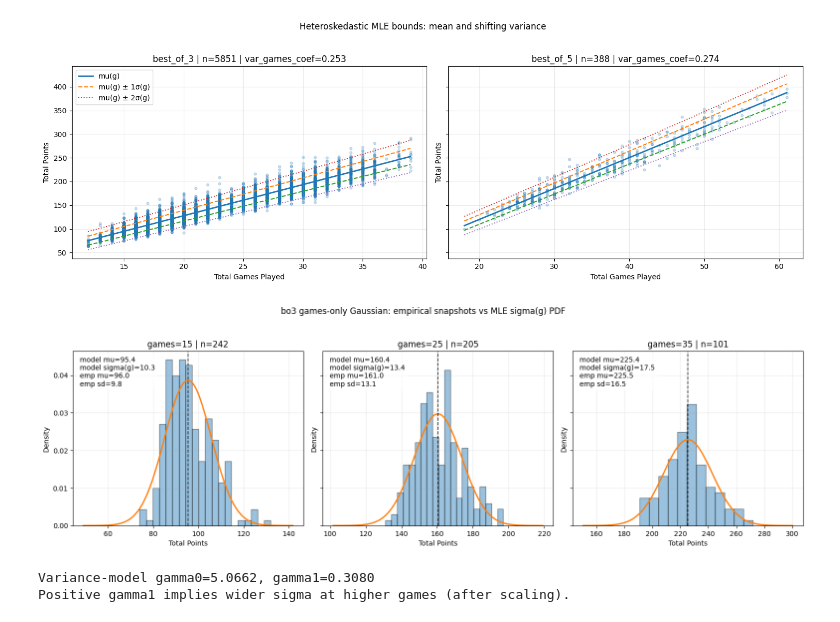
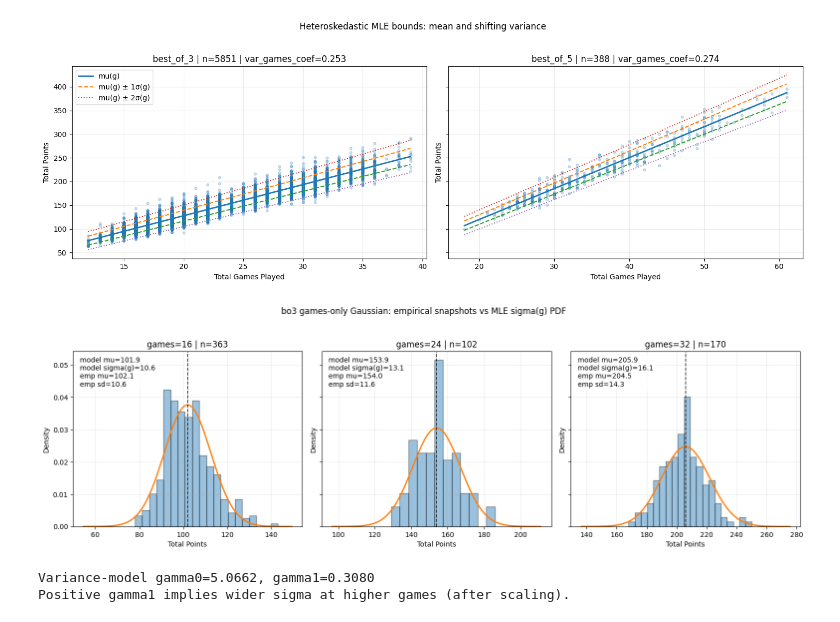
Before and after one commit to mattholden/tennis-origination, a Jupyter notebook: originated_models/total_points.ipynb, the cells around one changed output. Saved outputs shown, nothing was run; the diff lists cells and outputs as text; code cells hidden in the pictures.

```diff
--- a/originated_models/total_points.ipynb
+++ b/originated_models/total_points.ipynb
@@ -1794,7 +1794,7 @@ plt.show()
 
 from scipy.optimize import minimize
 
-GAMES_LINES = [15, 25, 35]
+GAMES_LINES = [16, 24, 32]
 TARGET_BO = 3
 
 mle_pdf_df = (
@@ -1871,33 +1871,33 @@ for ax, g in zip(axes, GAMES_LINES):
         -0.5 * ((x_grid - mu_g) / sigma_g) ** 2
     )
 
     ax.hist(snap, bins=min(20, max(8, n // 8)), density=True, alpha=0.45, edgecolor="black")
     ax.plot(x_grid, model_pdf, linewidth=2)
     ax.axvline(mu_g, linestyle="--", linewidth=1.25, color="black", alpha=0.8)
 
     emp_mean = float(np.mean(snap))
     emp_std = float(np.std(snap, ddof=1)) if n > 1 else np.nan
 
     ax.set_title(f"games={g} | n={n}")
     ax.set_xlabel("Total Points")
     ax.set_ylabel("Density")
     ax.grid(alpha=0.25)
     ax.text(
         0.03,
         0.97,
         f"model mu={mu_g:.1f}\nmodel sigma(g)={sigma_g:.1f}\nemp mu={emp_mean:.1f}\nemp sd={emp_std:.1f}",
         transform=ax.transAxes,
         va="top",
         ha="left",
         bbox={"facecolor": "white", "alpha": 0.78, "edgecolor": "none"},
     )
 
 plt.tight_layout()
 plt.show()
 
 print(f"Variance-model gamma0={gamma_hat[0]:.4f}, gamma1={gamma_hat[1]:.4f}")
 print("Positive gamma1 implies wider sigma at higher games (after scaling).")
 # %% [output]
-[figure, old version]
+[figure, new version]
 Variance-model gamma0=5.0662, gamma1=0.3080
 Positive gamma1 implies wider sigma at higher games (after scaling).
```
